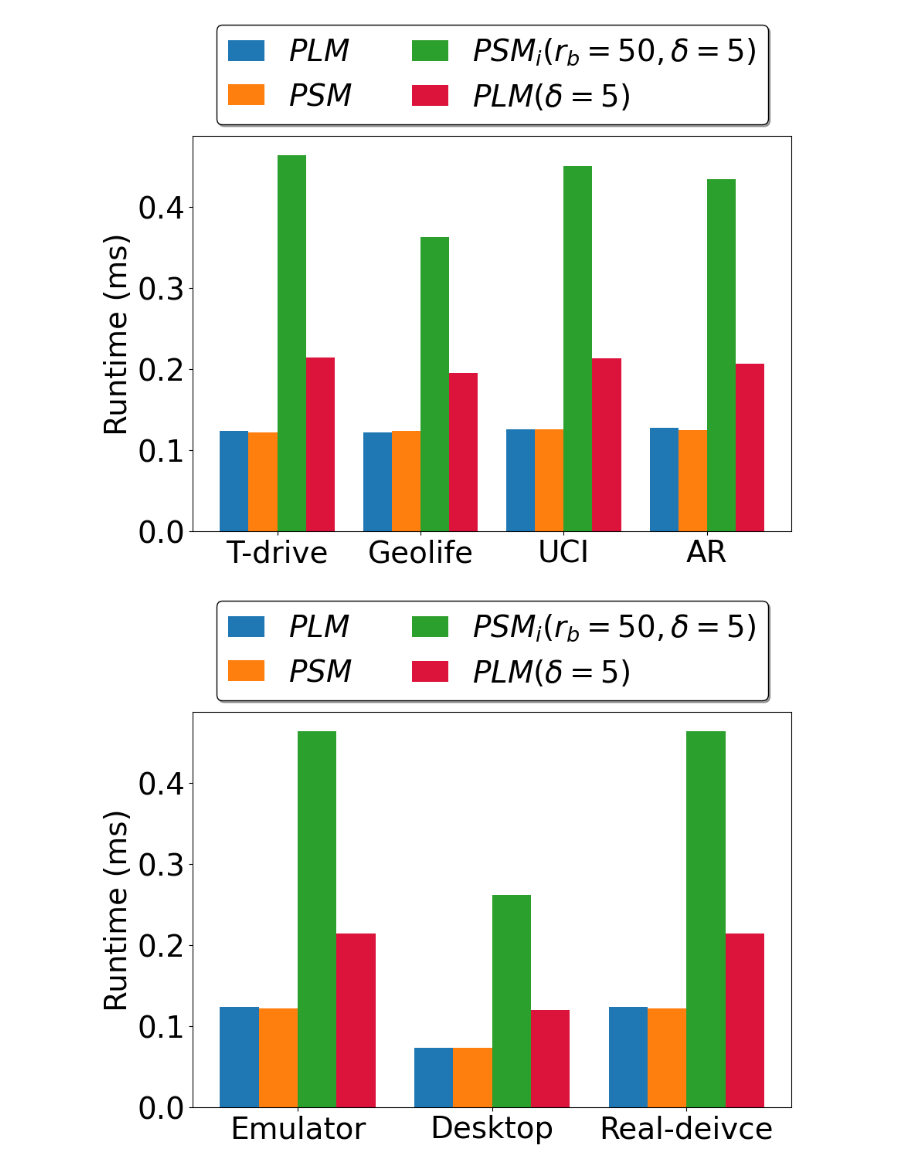
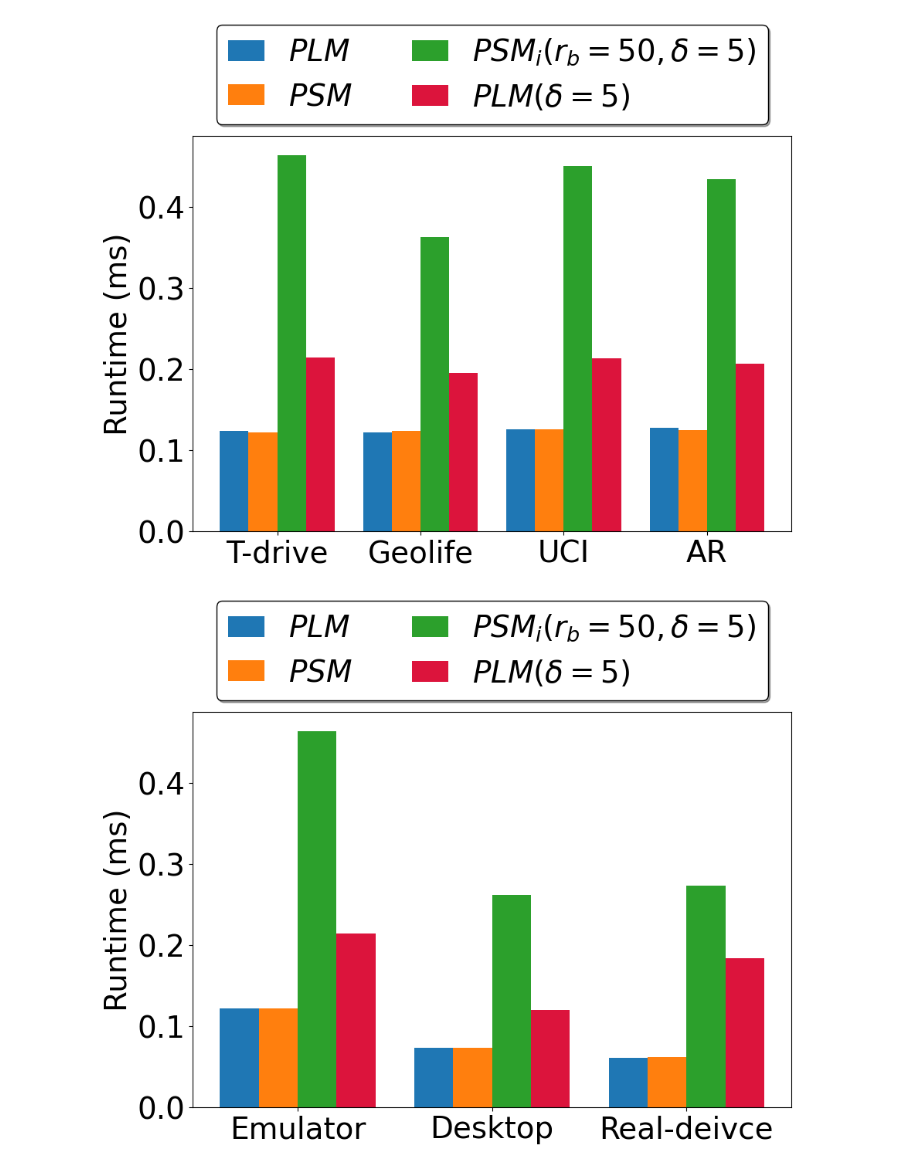
Before and after one commit to shafizurRseeam/location_privacy, a Jupyter notebook: Other_figures.ipynb, the cells around one changed output. Drawn from its saved outputs; the diff is of its cells as text; code cells hidden in the pictures.

```diff
--- a/Other_figures.ipynb
+++ b/Other_figures.ipynb
@@ -234,14 +234,20 @@ plt.show()
 # %%
 import matplotlib.pyplot as plt
 import numpy as np
+# Sample data
+datasets = ['T-drive', 'Geolife', 'UCI', 'AR']
+Laplace = np.array([0.00012435, 0.00012184, 0.00012628, 0.00012752]) * 1e3
+staircase = np.array([0.00012224, 0.00012453,0.00012568, 0.00012527]) * 1e3
+staircase_intermediate = np.array([0.00046442,0.00036278, 0.00045037,  0.00043455]) * 1e3
+laplace_delta = np.array([0.00021473, 0.00019572, 0.00021386, 0.00020675]) * 1e3
 
 # Sample data
 datasets = ['Emulator', 'Desktop', 'Real-deivce']
 
-Laplace = np.array([0.00012435, 0.00007327, 0.00012435]) * 1e3
-staircase = np.array([0.00012224,0.00007334, 0.00012224]) * 1e3
-staircase_intermediate = np.array([0.00046442, 0.00026188, 0.00046442]) * 1e3
-laplace_delta = np.array([0.00021473, 0.00012030 , 0.00021473]) * 1e3
+Laplace = np.array([0.00012184, 0.00007327, 0.00006299]) * 1e3
+staircase = np.array([0.00012224,0.00007334, 0.00006263]) * 1e3
+staircase_intermediate = np.array([0.00046442, 0.00026188, 0.00027406]) * 1e3
+laplace_delta = np.array([0.00021473, 0.00012030 , 0.0001844 ]) * 1e3
 
 # Colors and labels taken from the style of the line plot
 colors = ['#1F77B4', '#FF7F0E', '#2CA02C', '#DC143C']
@@ -258,31 +264,31 @@ for i, (data, color, label) in enumerate(zip([Laplace, staircase, staircase_inte
     ax.bar(pos + i * bar_width, data, bar_width, label=label, color=color)
 
 # Adding labels and title
 #ax.set_xlabel('Datasets', fontsize=28)
 ax.set_ylabel('Runtime (ms)', fontsize=28)
 #ax.set_title('Runtime Comparison')
 
 # Positioning the x-ticks
 ax.set_xticks(pos + 1.5 * bar_width)
 ax.set_xticklabels(datasets, fontsize=28)
 
 # Adding the legend with the modified style
 # Reduce the handle length to decrease the space between the legend symbol and text
 legend = ax.legend(fontsize=28, loc='upper center', bbox_to_anchor=(0.5, 1.32), fancybox=True, shadow=True, ncol=2, handlelength=1.2)
 
 frame = legend.get_frame()
 frame.set_edgecolor('black')  # Set the border color
 frame.set_linewidth(1)  # Set the border width
 
 # Setting the tick parameters
 ax.tick_params(axis='both', which='major', labelsize=28)
 
 # Adjust the layout to make room for the legend outside of the plot
 plt.subplots_adjust(top=0.75)
 pathpng = 'C:\\Users\\ss6365\\Desktop\\11111\\Geolife\\figure\\png\\Runtime_devices'
 plt.savefig(pathpng, dpi=300, bbox_inches='tight')
 
 
 plt.show()
 # %% [output]
-[figure, old version]
+[figure, new version]
```
Also changed, not shown: 1 other file.
